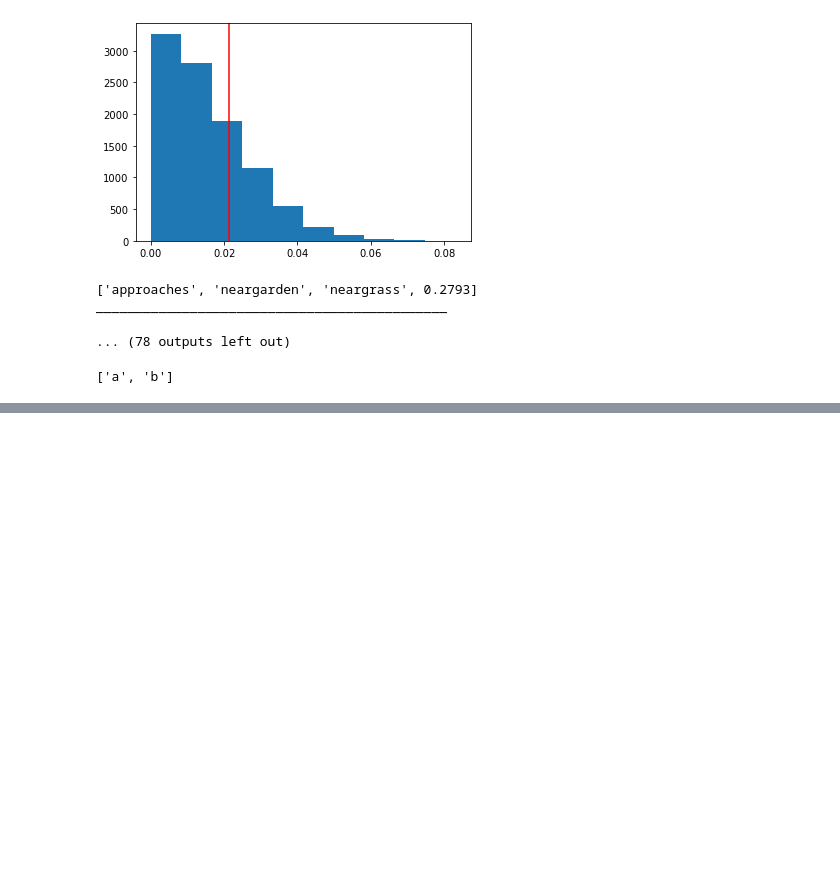
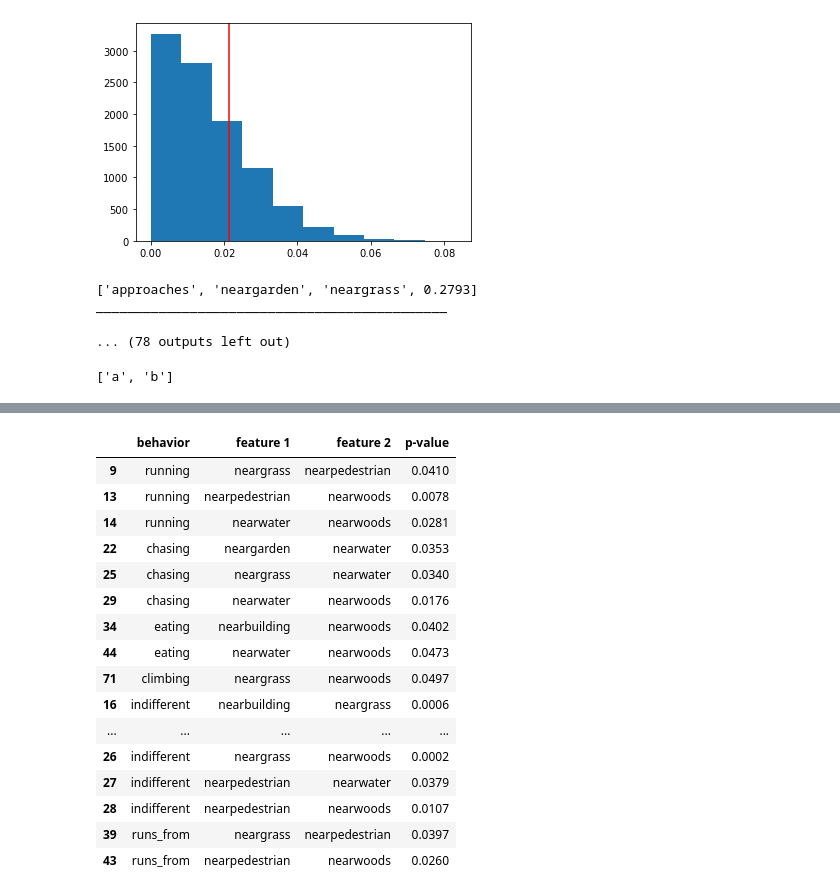
Before and after one commit to c6shi/nyc-squirrels, a Jupyter notebook: scratch/statistical tests.ipynb, the cells around one changed output, grey strips where cells are left out. Saved outputs shown, nothing was run; the diff lists cells and outputs as text; code cells hidden in the pictures; blank space fills up the shorter version.

```diff
--- a/scratch/statistical tests.ipynb
+++ b/scratch/statistical tests.ipynb
@@ -220,38 +220,3 @@ test.columns = ['a', 'b']
 test
 # %% [output]
 ['a', 'b']
-# %%
-behaviors = ['running', 'chasing', 'eating', 'foraging', 'climbing']
-features = ['nearbuilding' ,'neargarden', 'neargrass', 'nearpedestrian', 'nearwater', 'nearwoods']
-
-stats_rows = []
-
-for b in behaviors:
-    for i in range(len(features)):
-        f1 = features[i]
-        for j in range(i + 1, len(features)):
-            f2 = features[j]
-            behavior_df = sqrls[[b, f1, f2]]
-            grouped = behavior_df.groupby(behavior_df[b]).sum()
-            grouped = grouped.divide(grouped.sum(axis=0), axis=1)
-            observed_stat = abs(grouped.loc[1][1] - grouped.loc[1][0])
-
-            stats = np.array([])
-
-            for i in range(10000):
-                shuffled = behavior_df[b].sample(frac=1).reset_index(drop=True)
-                shuffled_df = behavior_df.assign(**{'shuffled ' + b: shuffled})
-                shuffled_grouped = shuffled_df.groupby('shuffled ' + b).sum()
-                shuffled_grouped = shuffled_grouped.divide(shuffled_grouped.sum(axis=0), axis=1)
-                shuffled_stat = abs(shuffled_grouped.loc[1][2] - shuffled_grouped.loc[1][1])
-                stats = np.append(stats, shuffled_stat)
-
-            plt.hist(stats)
-            plt.axvline(observed_stat, color = 'red')
-            plt.show()
-
-            p_value = np.mean(stats >= observed_stat)
-            stats_rows.append([b, f1, f2, p_value])
-
-stats_df = pd.DataFrame(stats_rows)
-stats.columns=['behavior', 'feature 1', 'feature 2', 'p-value']
@@ -271,0 +272,3 @@ stats.columns=['behavior', 'feature 1', 'feature 2', 'p-value']
+# %%
+stats_df = pd.DataFrame(stats_rows)
+stats_df.columns=['behavior', 'feature 1', 'feature 2', 'p-value']
@@ -271,0 +338,21 @@ stats.columns=['behavior', 'feature 1', 'feature 2', 'p-value']
+# %%
+final_stats = pd.concat([stats_df, first_round])
+final_stats[final_stats['p-value'] < 0.05]
+# %% [output]
+|  | behavior | feature 1 | feature 2 | p-value |
+| 9 | running | neargrass | nearpedestrian | 0.0410 |
+| 13 | running | nearpedestrian | nearwoods | 0.0078 |
+| 14 | running | nearwater | nearwoods | 0.0281 |
+| 22 | chasing | neargarden | nearwater | 0.0353 |
+| 25 | chasing | neargrass | nearwater | 0.0340 |
+| 29 | chasing | nearwater | nearwoods | 0.0176 |
+| 34 | eating | nearbuilding | nearwoods | 0.0402 |
+| 44 | eating | nearwater | nearwoods | 0.0473 |
+| 71 | climbing | neargrass | nearwoods | 0.0497 |
+| 16 | indifferent | nearbuilding | neargrass | 0.0006 |
+| ... | ... | ... | ... | ... |
+| 26 | indifferent | neargrass | nearwoods | 0.0002 |
+| 27 | indifferent | nearpedestrian | nearwater | 0.0379 |
+| 28 | indifferent | nearpedestrian | nearwoods | 0.0107 |
+| 39 | runs_from | neargrass | nearpedestrian | 0.0397 |
+| 43 | runs_from | nearpedestrian | nearwoods | 0.0260 |
```
Also changed, not shown: parts of 4 cells of this notebook.
